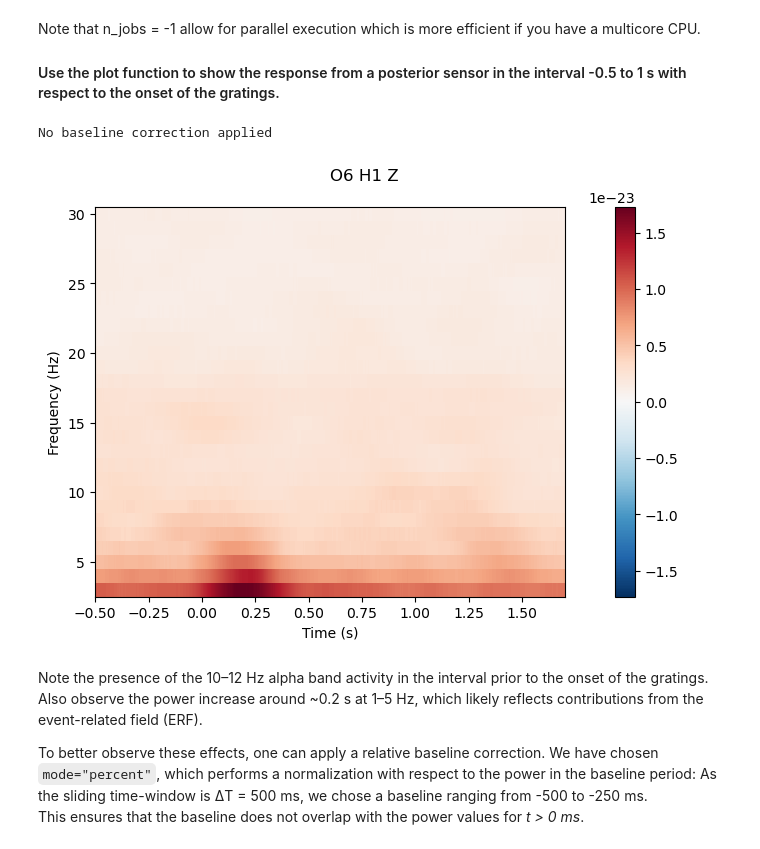
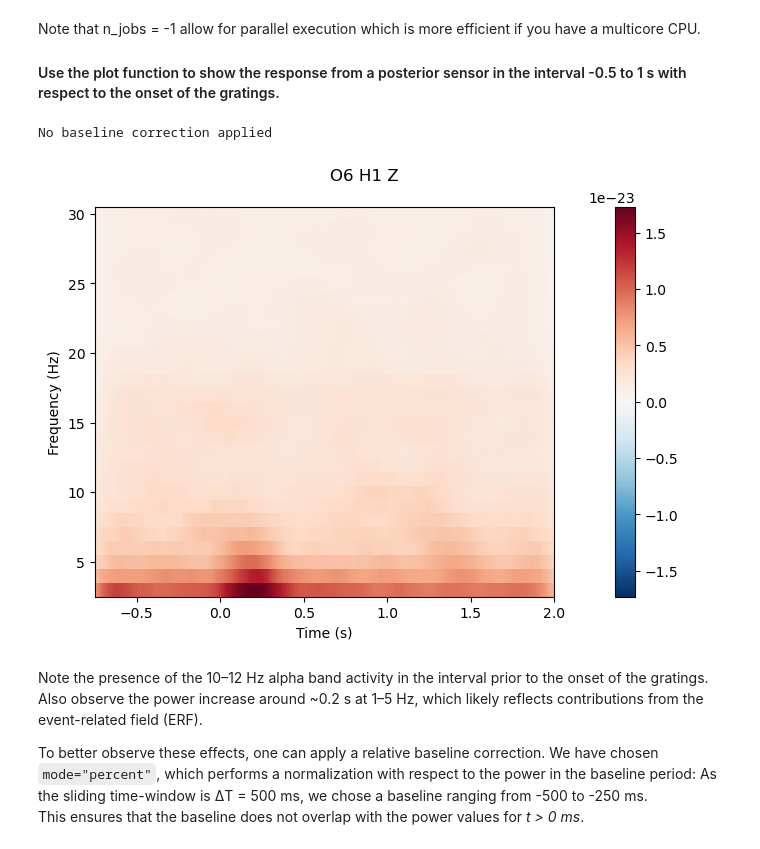
Before and after one commit to laurabpaulsen/Cerca, a Jupyter notebook: Time_Frequency.ipynb, the cells around one changed output. Drawn from its saved outputs; the diff is of its cells as text; code cells hidden in the pictures.

```diff
--- a/Time_Frequency.ipynb
+++ b/Time_Frequency.ipynb
@@ -143,14 +142,14 @@ Note that n_jobs = -1 allow for parallel execution which is more efficient if yo
 # %%
 %matplotlib inline
 sensor = 'O6 H1 Z'
 tfr_slowL.plot(
     picks=sensor,
     #mode="percent",
-    tmin=-0.5, tmax=1.7,
+    #tmin=-0.5, tmax=1.7,
     title=sensor);
 # %% [output]
 No baseline correction applied
-[figure, old version]
+[figure, new version]
 # %% [markdown]
 Note the presence of the 10–12 Hz alpha band activity in the interval prior to the onset of the gratings. Also observe the power increase around ~0.2 s at 1–5 Hz, which likely reflects contributions from the event-related field (ERF).
 
```
Also changed, not shown: parts of 2 cells of this notebook, 5 other files.
